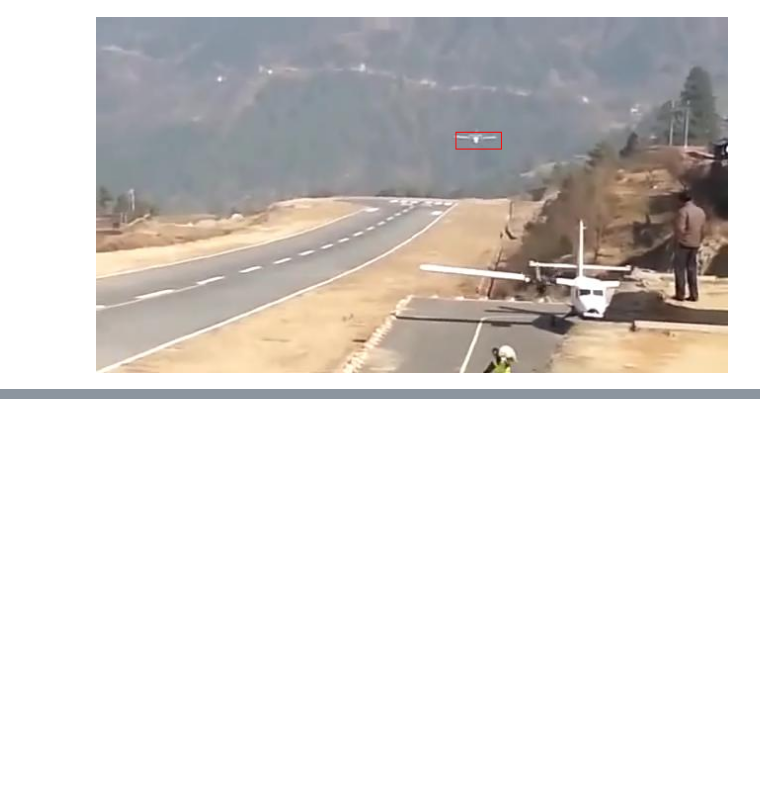
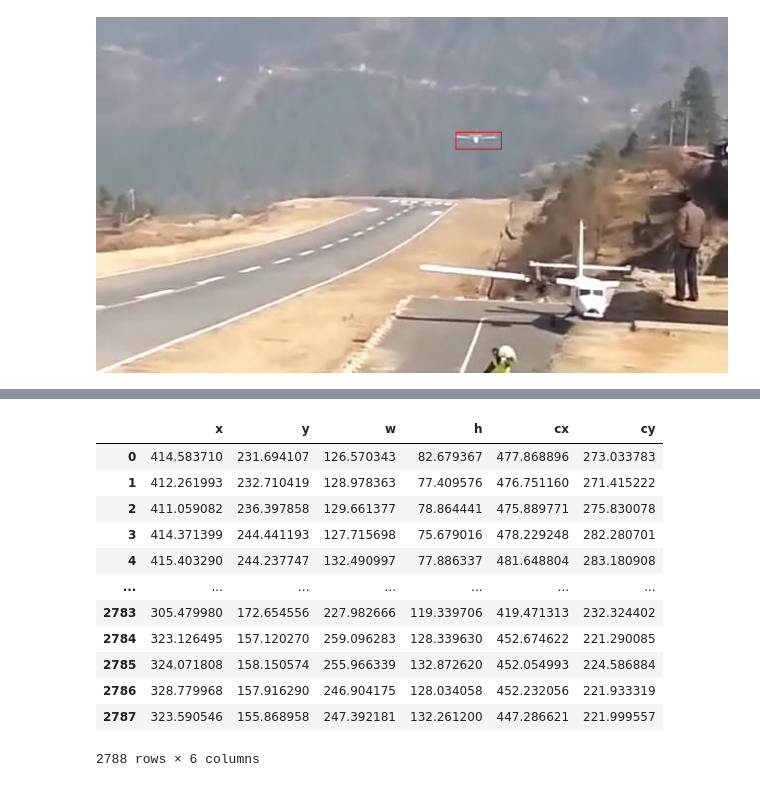
Before and after one commit to Haawron/vq2d-lightning, a Jupyter notebook: notebooks/lasot.ipynb, the cells around one changed output, grey strips where cells are left out. Saved outputs shown, nothing was run; the diff lists cells and outputs as text; code cells hidden in the pictures; blank space fills up the shorter version.

```diff
--- a/notebooks/lasot.ipynb
+++ b/notebooks/lasot.ipynb
@@ -28,0 +38,3 @@ img
+# %%
+preds = torch.load('outputs/debug/2024-11-12/35012/lasot/intermediate_predictions.pt', weights_only=True)
+preds['airplane-1'], preds['airplane-1']['ret_bboxes'].shape
@@ -28,0 +70,24 @@ img
+# %%
+df_pred = pd.DataFrame(preds['airplane-1']['ret_bboxes'], columns=['x1', 'y1', 'x2', 'y2'])
+df_pred['cx'] = (df_pred['x1'] + df_pred['x2']) / 2
+df_pred['cy'] = (df_pred['y1'] + df_pred['y2']) / 2
+df_pred['x'] = df_pred['x1']
+df_pred['y'] = df_pred['y1']
+df_pred['w'] = df_pred['x2'] - df_pred['x1']
+df_pred['h'] = df_pred['y2'] - df_pred['y1']
+df_pred = df_pred[['x', 'y', 'w', 'h', 'cx', 'cy']]
+df_pred
+# %% [output]
+|  | x | y | w | h | cx | cy |
+| 0 | 414.583710 | 231.694107 | 126.570343 | 82.679367 | 477.868896 | 273.033783 |
+| 1 | 412.261993 | 232.710419 | 128.978363 | 77.409576 | 476.751160 | 271.415222 |
+| 2 | 411.059082 | 236.397858 | 129.661377 | 78.864441 | 475.889771 | 275.830078 |
+| 3 | 414.371399 | 244.441193 | 127.715698 | 75.679016 | 478.229248 | 282.280701 |
+| 4 | 415.403290 | 244.237747 | 132.490997 | 77.886337 | 481.648804 | 283.180908 |
+| ... | ... | ... | ... | ... | ... | ... |
+| 2783 | 305.479980 | 172.654556 | 227.982666 | 119.339706 | 419.471313 | 232.324402 |
+| 2784 | 323.126495 | 157.120270 | 259.096283 | 128.339630 | 452.674622 | 221.290085 |
+| 2785 | 324.071808 | 158.150574 | 255.966339 | 132.872620 | 452.054993 | 224.586884 |
+| 2786 | 328.779968 | 157.916290 | 246.904175 | 128.034058 | 452.232056 | 221.933319 |
+| 2787 | 323.590546 | 155.868958 | 247.392181 | 132.261200 | 447.286621 | 221.999557 |
+2788 rows × 6 columns
```
Also changed, not shown: parts of 10 cells of this notebook, 2 other files.
